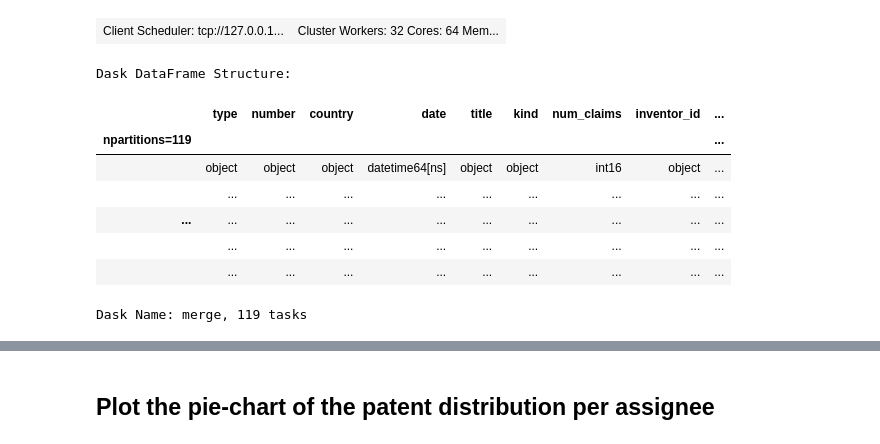
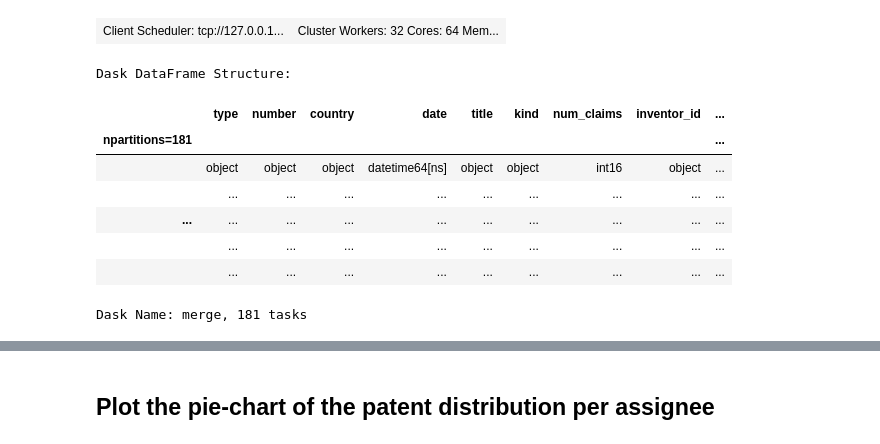
Before and after one commit to boreshkinai/patent-analysis, a Jupyter notebook: PatentsSandbox.ipynb, the cells around one changed output, grey strips where cells are left out. Drawn from its saved outputs; the diff is of its cells as text; code cells hidden in the pictures.

```diff
--- a/PatentsSandbox.ipynb
+++ b/PatentsSandbox.ipynb
@@ -60,31 +65,37 @@ ddf_patent_assignee = dask.read_parquet('data/patents-view/patent_assignee.parqu
 # %%
 ddf_location = dask.read_parquet('data/patents-view/location.parquet')
 # print_ddf_stats(ddf_location)
+# %%
+ddf_cpc = dask.read_parquet('data/patents-view/cpc_current.parquet')
+ddf_cpc4 = ddf_cpc.map_partitions(lambda x: x[['group_id']].reset_index().drop_duplicates().set_index('patent_id')).persist()
+# print_ddf_stats(ddf_cpc)
 # %%
 ddf = ddf_patent.merge(ddf_patent_inventor, how='left', left_index=True, right_index=True)
 ddf = ddf.merge(ddf_patent_assignee, how='left', left_index=True, right_index=True)
+ddf = ddf.merge(ddf_cpc4, how='left', left_index=True, right_index=True)
 
 
 ddf = ddf.merge(ddf_location.rename(columns=dict(zip(ddf_location.columns,
                                                      [c + '_inventor' for c in ddf_location.columns]))),
                 how='left', left_on='location_id_inventor', right_on='id')
 
 ddf = ddf.merge(ddf_location.rename(columns=dict(zip(ddf_location.columns,
                                                      [c + '_assignee' for c in ddf_location.columns]))),
                 how='left', left_on='location_id_assignee', right_on='id')
 
+
 ddf = ddf.persist()
 ddf
 # %% [output]
 Dask DataFrame Structure:
 |  | type | number | country | date | title | kind | num_claims | inventor_id | ... |
-| npartitions=119 |  |  |  |  |  |  |  |  | ... |
+| npartitions=181 |  |  |  |  |  |  |  |  | ... |
 |  | object | object | object | datetime64[ns] | object | object | int16 | object | ... |
 |  | ... | ... | ... | ... | ... | ... | ... | ... | ... |
 | ... | ... | ... | ... | ... | ... | ... | ... | ... | ... |
 |  | ... | ... | ... | ... | ... | ... | ... | ... | ... |
 |  | ... | ... | ... | ... | ... | ... | ... | ... | ... |
-Dask Name: merge, 119 tasks
+Dask Name: merge, 181 tasks
 # %%
 ddf.head()
 # %% [output]
```
Also changed, not shown: parts of 19 cells of this notebook.
